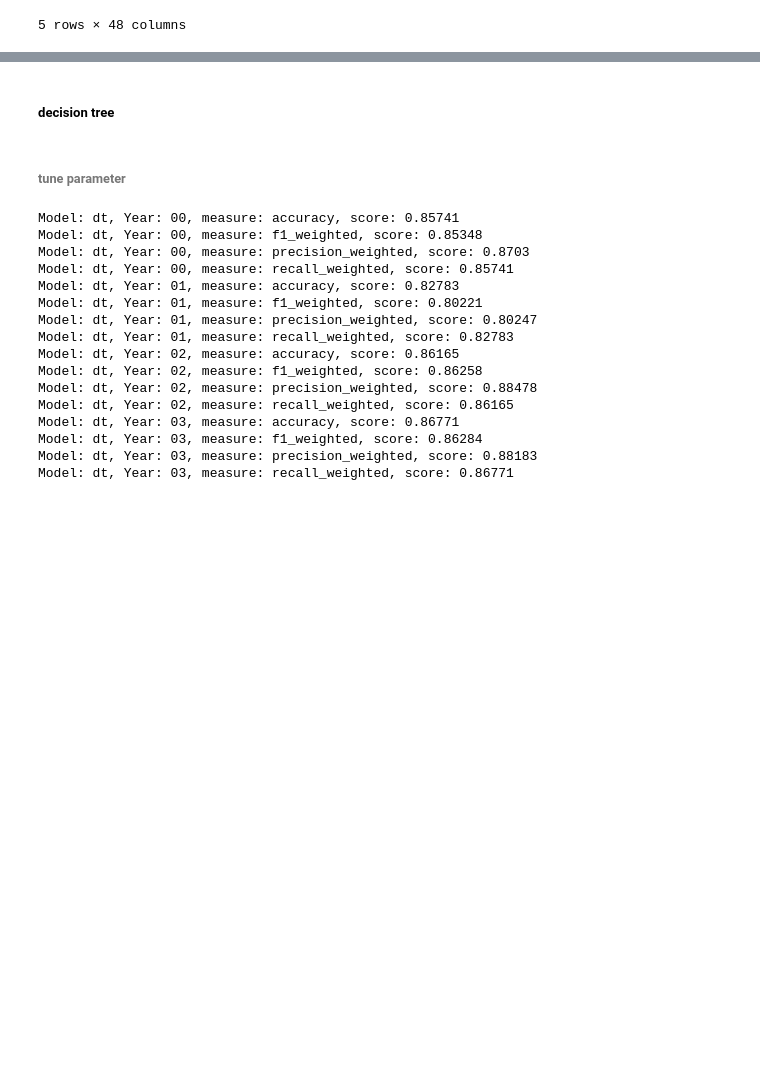
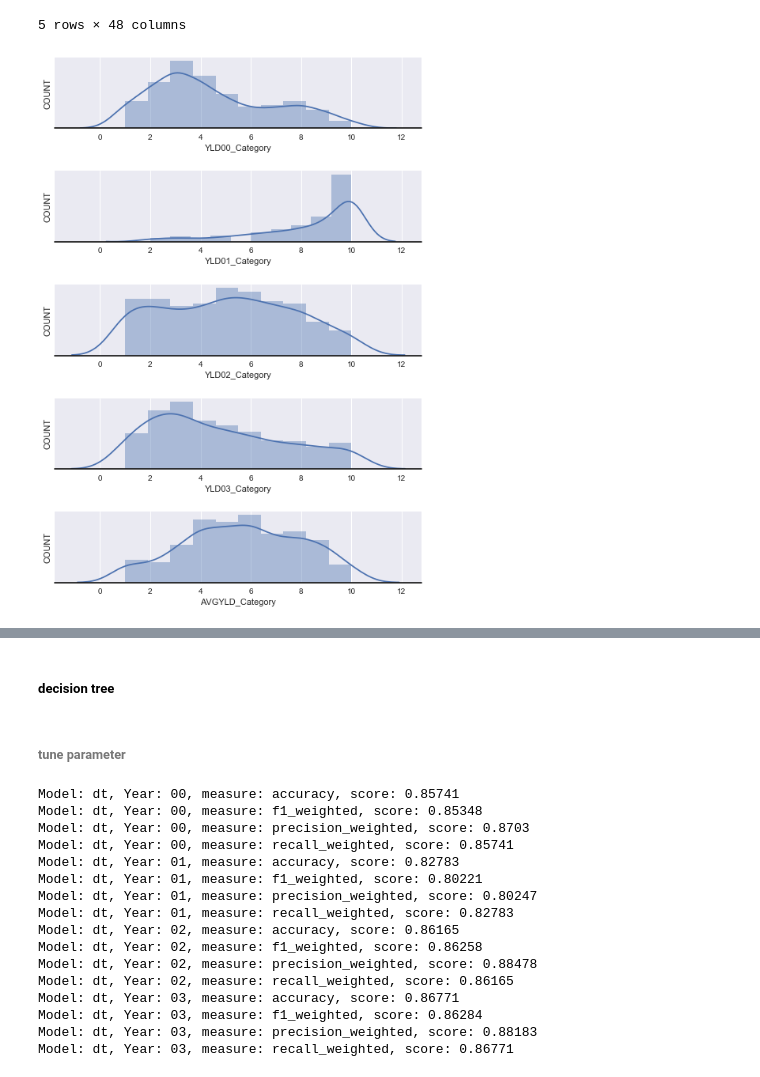
Before and after one commit to data-discovery-lab/cotton-prediction, a Jupyter notebook: cotton-prediction-baseline (MLP-SVM-Decision_tree-KNN).ipynb, the cells around one changed output, grey strips where cells are left out. Saved outputs shown, nothing was run; the diff lists cells and outputs as text; code cells hidden in the pictures; blank space fills up the shorter version.

```diff
--- a/cotton-prediction-baseline (MLP-SVM-Decision_tree-KNN).ipynb
+++ b/cotton-prediction-baseline (MLP-SVM-Decision_tree-KNN).ipynb
@@ -82,6 +82,8 @@ FY02_cols = ['FIELD_C28', 'FIELD_C29', 'ELE','SLOPE','CURV','PRO','PLAN','EC_SH'
 FY03_cols = ['FIELD_C28', 'FIELD_C29', 'ELE','SLOPE','CURV','PRO','PLAN','EC_SH','EC_DP',
              'BAND1','BAND2','BAND3','BAND4','VI03_505','VI03_529','VI03_606',
              'VI03_622','VI03_724','VI03_825','VI03_926','YLD03']
+AVGYLD_cols = ['FIELD_C28', 'FIELD_C29', 'ELE','SLOPE','CURV','PRO','PLAN','EC_SH','EC_DP',
+             'BAND1','BAND2','BAND3','BAND4', 'AVGYLD']
 # %%
 FIELD = pd.get_dummies(df_use['FIELD'] , prefix = 'FIELD')
 full = pd.concat([FIELD, df_use.loc[:, df_use.columns != 'FIELD']], axis=1)
@@ -107,6 +109,9 @@ full02['YLD02_Category'] = full02['YLD02'].apply(lambda x: yld_category(x))
 
 full03 = full[FY03_cols]
 full03['YLD03_Category'] = full03['YLD03'].apply(lambda x: yld_category(x))
+
+fullAVG = full[AVGYLD_cols]
+fullAVG['AVGYLD_Category'] = fullAVG['AVGYLD'].apply(lambda x: yld_category(x))
 # %%
 full00_X = full00.loc[:, full00.columns != 'YLD00']
 full00_y = full00.YLD00_Category
@@ -119,3 +124,6 @@ full02_y = full02.YLD02_Category
 
 full03_X = full03.loc[:, full03.columns != 'YLD03']
 full03_y = full03.YLD03_Category
+
+fullAVG_X = fullAVG.loc[:, fullAVG.columns != 'AVGYLD']
+fullAVG_y = fullAVG.AVGYLD_Category
@@ -121,0 +138,38 @@ full03_y = full03.YLD03_Category
+# %%
+# sns.set(style="white", context="talk")
+rs = np.random.RandomState(8)
+
+# Set up the matplotlib figure
+f, (ax1, ax2, ax3, ax4, ax5) = plt.subplots(5, 1, figsize=(7, 10), sharex=True)
+
+# YLD00
+sns.distplot(full00_X['YLD00_Category'],bins=10,ax=ax1)
+ax1.axhline(0, color="k", clip_on=False)
+ax1.set_ylabel("COUNT")
+
+# YLD01
+sns.distplot(full01_X['YLD01_Category'],bins=10,ax=ax2)
+ax2.axhline(0, color="k", clip_on=False)
+ax2.set_ylabel("COUNT")
+
+# YLD02
+sns.distplot(full02_X['YLD02_Category'],bins=10,ax=ax3)
+ax3.axhline(0, color="k", clip_on=False)
+ax3.set_ylabel("COUNT")
+
+# YLD03
+sns.distplot(full03_X['YLD03_Category'],bins=10,ax=ax4)
+ax4.axhline(0, color="k", clip_on=False)
+ax4.set_ylabel("COUNT")
+
+# AVGYLD
+sns.distplot(fullAVG_X['AVGYLD_Category'],bins=10,ax=ax5)
+ax5.axhline(0, color="k", clip_on=False)
+ax5.set_ylabel("COUNT")
+
+# Finalize the plot
+sns.despine(bottom=True)
+plt.setp(f.axes, yticks=[])
+plt.tight_layout(h_pad=2)
+# %% [output]
+[figure, added]
```
Also changed, not shown: parts of 4 cells of this notebook, 8 other files.
